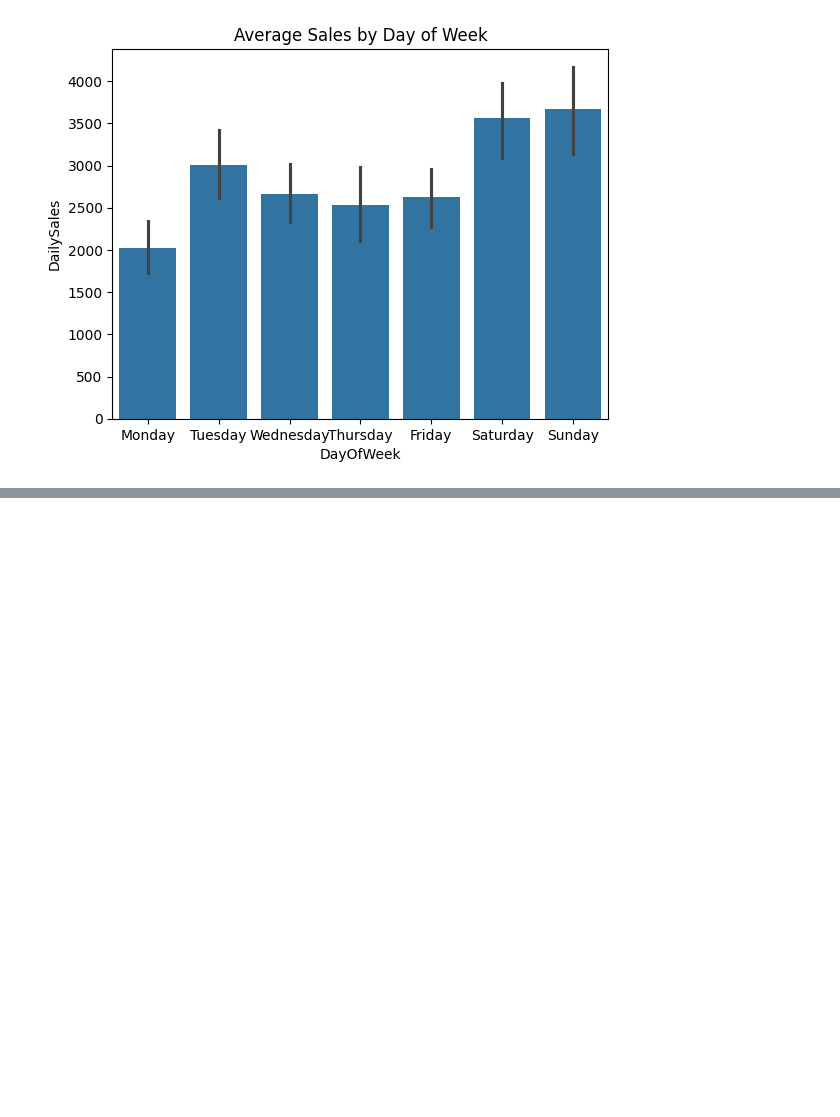
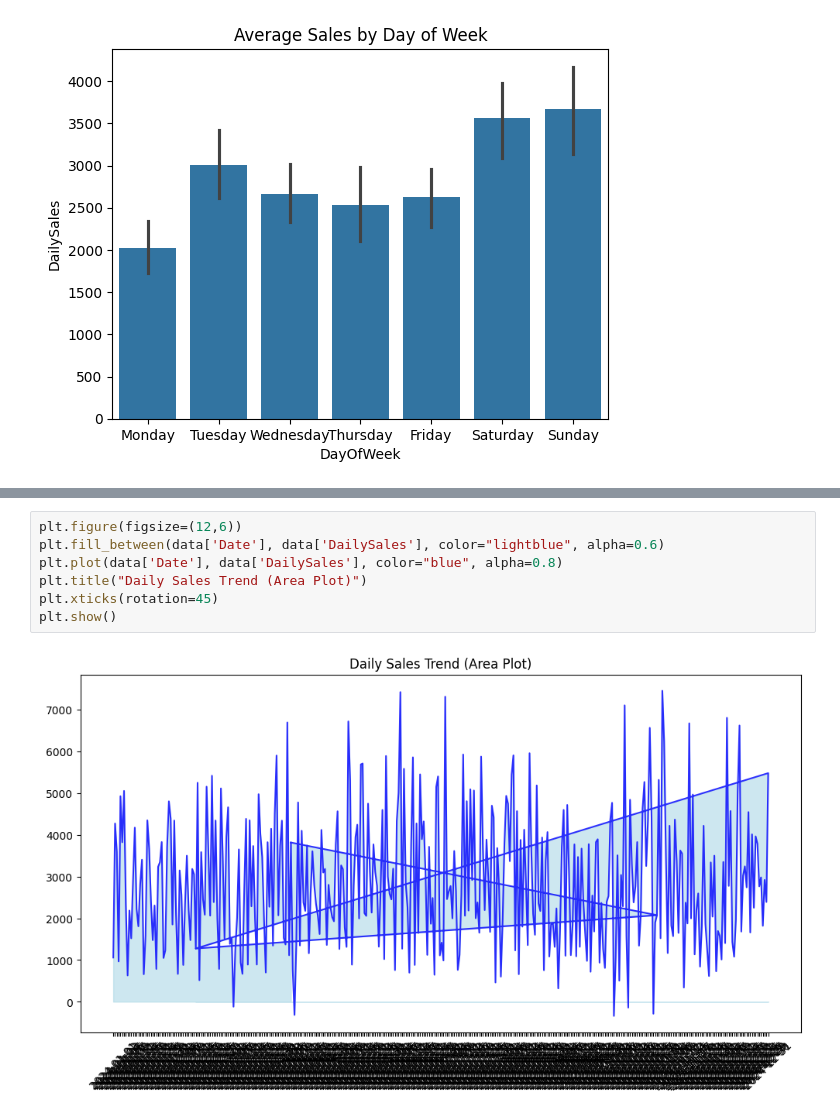
Before and after one commit to Mainabryan/-DropNet-Predicting-University-Dropout-Risk-in-Kenya, a Jupyter notebook: Retail_Sales_machine_leanring_project.ipynb, the cells around one changed output, grey strips where cells are left out. Cells and saved outputs as stored; diff of their text form; blank space fills up the shorter version.

```diff
--- a/Retail_Sales_machine_leanring_project.ipynb
+++ b/Retail_Sales_machine_leanring_project.ipynb
@@ -120,0 +141,9 @@ plt.show()
+# %%
+plt.figure(figsize=(12,6))
+plt.fill_between(data['Date'], data['DailySales'], color="lightblue", alpha=0.6)
+plt.plot(data['Date'], data['DailySales'], color="blue", alpha=0.8)
+plt.title("Daily Sales Trend (Area Plot)")
+plt.xticks(rotation=45)
+plt.show()
+# %% [output]
+[figure, added]
```
Also changed, not shown: parts of 19 cells of this notebook.
